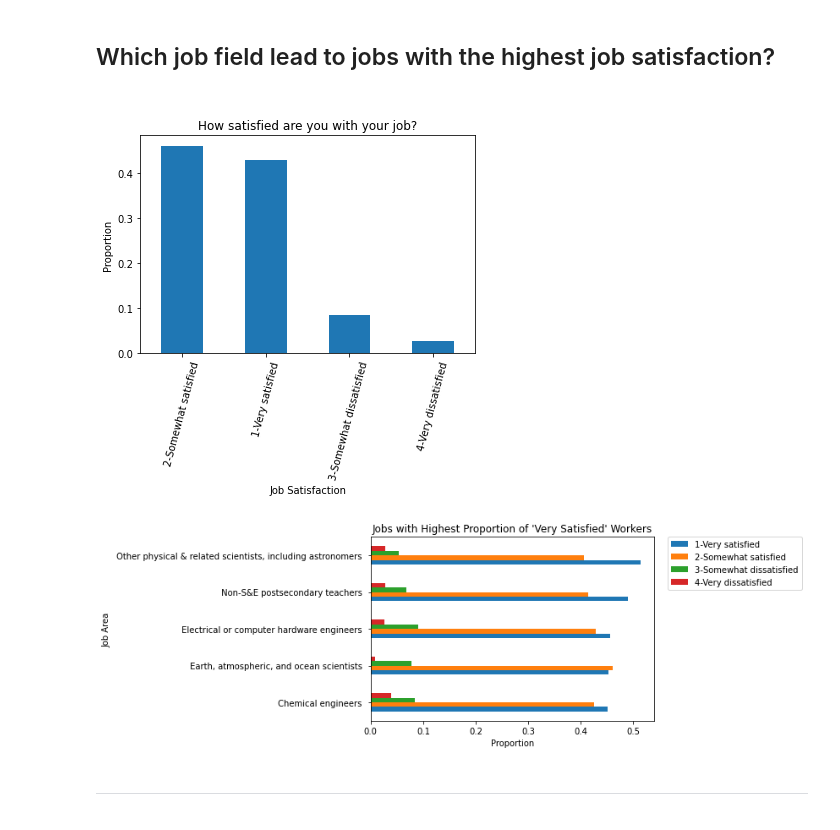
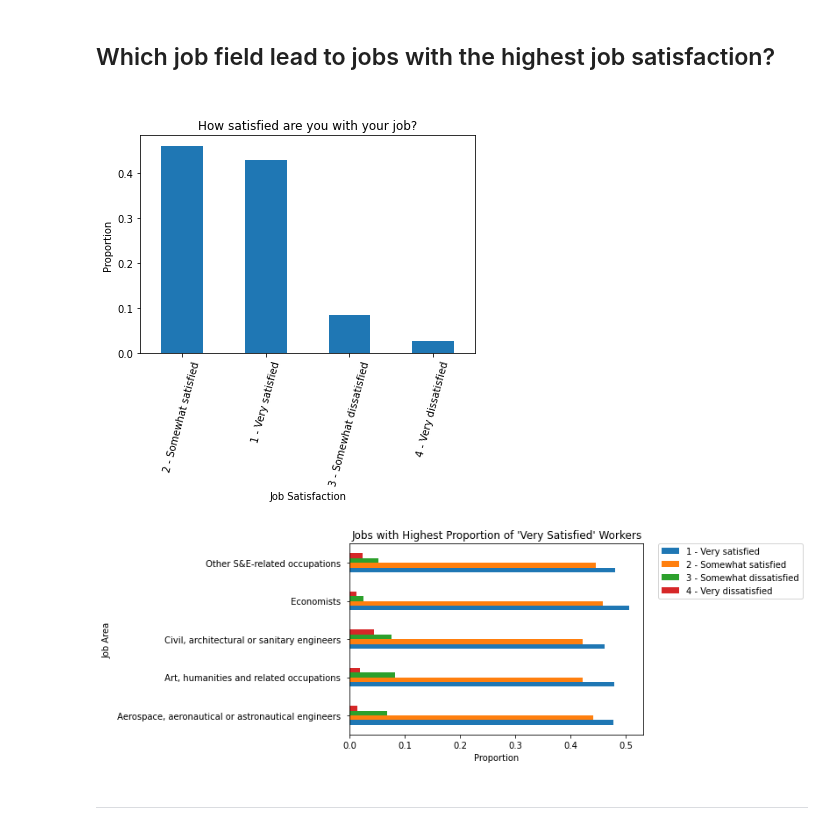
Before and after one commit to MullersRatchet/BGG-Recency, a Jupyter notebook: _code/Capstone 2.ipynb, the cells around one changed output. Drawn from its saved outputs; the diff is of its cells as text; code cells hidden in the pictures.

```diff
--- a/_code/Capstone 2.ipynb
+++ b/_code/Capstone 2.ipynb
@@ -184,7 +184,7 @@ nscg_orig['OCEDRLP'] = nscg_orig['OCEDRLP'].str.strip()
 #subset data to include only those whose highest degree is Bachelor's
 nscg_bachelor = nscg_orig[nscg_orig["DGRDG"] == "Bachelor's"]
 nscg_bachelor = nscg_bachelor[(nscg_bachelor['SALARY'] < 9999998) & (nscg_bachelor['SALARY'] != 0)]
-nscg_bachelor.drop(labels='Unnamed: 0', axis=1, inplace=True)
+#nscg_bachelor.drop(labels='Unnamed: 0', axis=1, inplace=True)
 
 #save dataframe with codes to csv
 #nscg_bachelor.to_csv(r'C:\Users\Tracie\OneDrive\1-Data Analytics\SpringBoard\Unit 15\Capstone 2\EPCG19\nscg_bachelor.csv')
@@ -238,41 +238,41 @@ warnings.filterwarnings('ignore')
 warnings.simplefilter('ignore')
 
 #re-code job satisfaction for sorting
-nscg_bachelor['JOBSATIS'] = nscg_bachelor['JOBSATIS'].replace(to_replace='Very satisfied', value='1-Very satisfied')
-nscg_bachelor['JOBSATIS'] = nscg_bachelor['JOBSATIS'].replace(to_replace='Somewhat satisfied', value='2-Somewhat satisfied')
-nscg_bachelor['JOBSATIS'] = nscg_bachelor['JOBSATIS'].replace(to_replace='Somewhat dissatisfied', value='3-Somewhat dissatisfied')
-nscg_bachelor['JOBSATIS'] = nscg_bachelor['JOBSATIS'].replace(to_replace='Very dissatisfied', value='4-Very dissatisfied')
+#nscg_bachelor['JOBSATIS'] = nscg_bachelor['JOBSATIS'].replace(to_replace='Very satisfied', value='1-Very satisfied')
+#nscg_bachelor['JOBSATIS'] = nscg_bachelor['JOBSATIS'].replace(to_replace='Somewhat satisfied', value='2-Somewhat satisfied')
+#nscg_bachelor['JOBSATIS'] = nscg_bachelor['JOBSATIS'].replace(to_replace='Somewhat dissatisfied', value='3-Somewhat dissatisfied')
+#nscg_bachelor['JOBSATIS'] = nscg_bachelor['JOBSATIS'].replace(to_replace='Very dissatisfied', value='4-Very dissatisfied')
 
 #Overall job satisfaction summary
 job_sat = nscg_bachelor['JOBSATIS'].value_counts(normalize=True, sort=True) #get proportions
 
 #plot frequencies
 fig, ax = plt.subplots()
 job_sat.plot(kind='bar')
 ax.set_xlabel('Job Satisfaction')
 ax.set_ylabel('Proportion')
 ax.set_xticklabels(job_sat.index, rotation=75)
 ax.set_title('How satisfied are you with your job?')
 plt.show()
 
 #cross tab of job and job satisfaction
-ct_satis = pd.crosstab(index = nscg_bachelor.NDGMENG_D, columns = nscg_bachelor.JOBSATIS,
+ct_satis = pd.crosstab(index = nscg_bachelor.N3OCPRNG_D, columns = nscg_bachelor.JOBSATIS,
                        rownames=['Job Area'], colnames=['Job Satisfaction'], normalize='index')
 
 #subset data
-ct_satis_top = ct_satis[ct_satis['1-Very satisfied'] >= 0.45] #filter
+ct_satis_top = ct_satis[ct_satis['1 - Very satisfied'] >= 0.46] #filter
 
 #plot jobs with top satisfaction
 ct_satis_top.plot.barh()
 plt.title("Jobs with Highest Proportion of 'Very Satisfied' Workers")
 plt.xlabel('Proportion')
 plt.ylabel('Job Area')
 #arranging legend
 plt.legend(bbox_to_anchor=(1.05, 1), loc='upper left', borderaxespad=0) #add legend outside plot
 plt.show()
 # %% [output]
-[figure, old version]
+[figure, new version]
-[figure, old version]
+[figure, new version]
 # %% [markdown]
 ------------------------------------------------------------------------------------------
 # %% [markdown]
```
Also changed, not shown: parts of 1 cell of this notebook.
